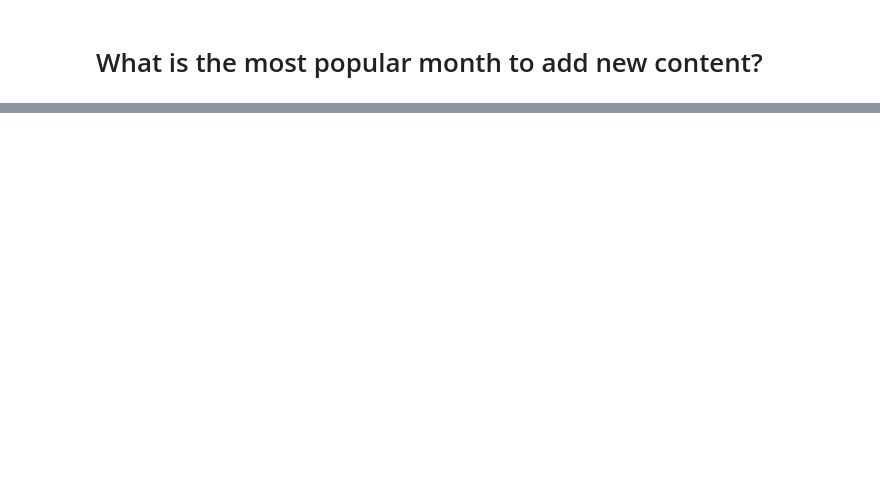
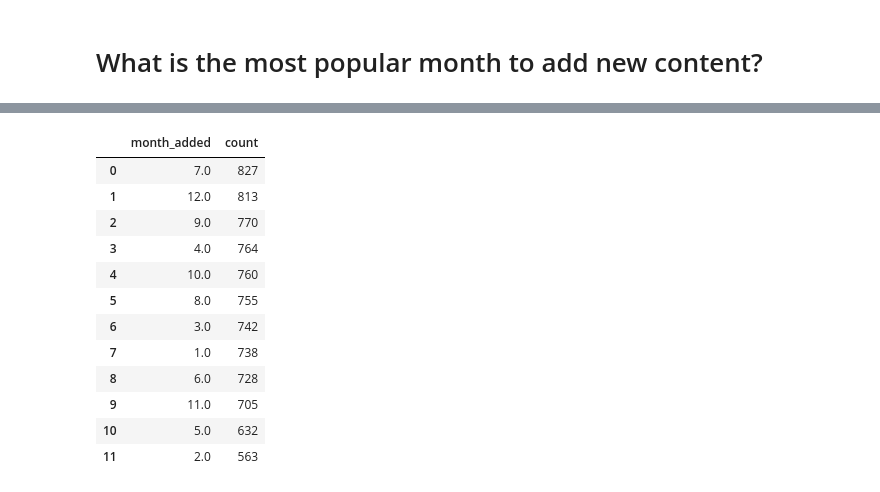
Before and after one commit to RadoslawMroz/netflix-titles-data-analysis, a Jupyter notebook: main.ipynb, the cells around one changed output, grey strips where cells are left out. Saved outputs shown, nothing was run; the diff lists cells and outputs as text; code cells hidden in the pictures; blank space fills up the shorter version.

```diff
--- a/main.ipynb
+++ b/main.ipynb
@@ -121,3 +144,21 @@ data.head()
 | 2 | s3 | TV Show | Ganglands | Julien Leclercq | Sami Bouajila, Tracy Gotoas, Samu... | NaN | September 24, 2021 | 2021 | TV-MA | 1 Season | ... |
 | 3 | s4 | TV Show | Jailbirds New Orleans | NaN | NaN | NaN | September 24, 2021 | 2021 | TV-MA | 1 Season | ... |
 | 4 | s5 | TV Show | Kota Factory | NaN | Mayur More, Jitendra Kumar, Ranja... | India | September 24, 2021 | 2021 | TV-MA | 2 Seasons | ... |
+# %%
+month_added_counted = pd.DataFrame(data['month_added'].value_counts().reset_index())
+month_added_counted.columns = ['month_added', 'count']
+month_added_counted
+# %% [output]
+|  | month_added | count |
+| 0 | 7.0 | 827 |
+| 1 | 12.0 | 813 |
+| 2 | 9.0 | 770 |
+| 3 | 4.0 | 764 |
+| 4 | 10.0 | 760 |
+| 5 | 8.0 | 755 |
+| 6 | 3.0 | 742 |
+| 7 | 1.0 | 738 |
+| 8 | 6.0 | 728 |
+| 9 | 11.0 | 705 |
+| 10 | 5.0 | 632 |
+| 11 | 2.0 | 563 |
```
Also changed, not shown: parts of 7 cells of this notebook.
